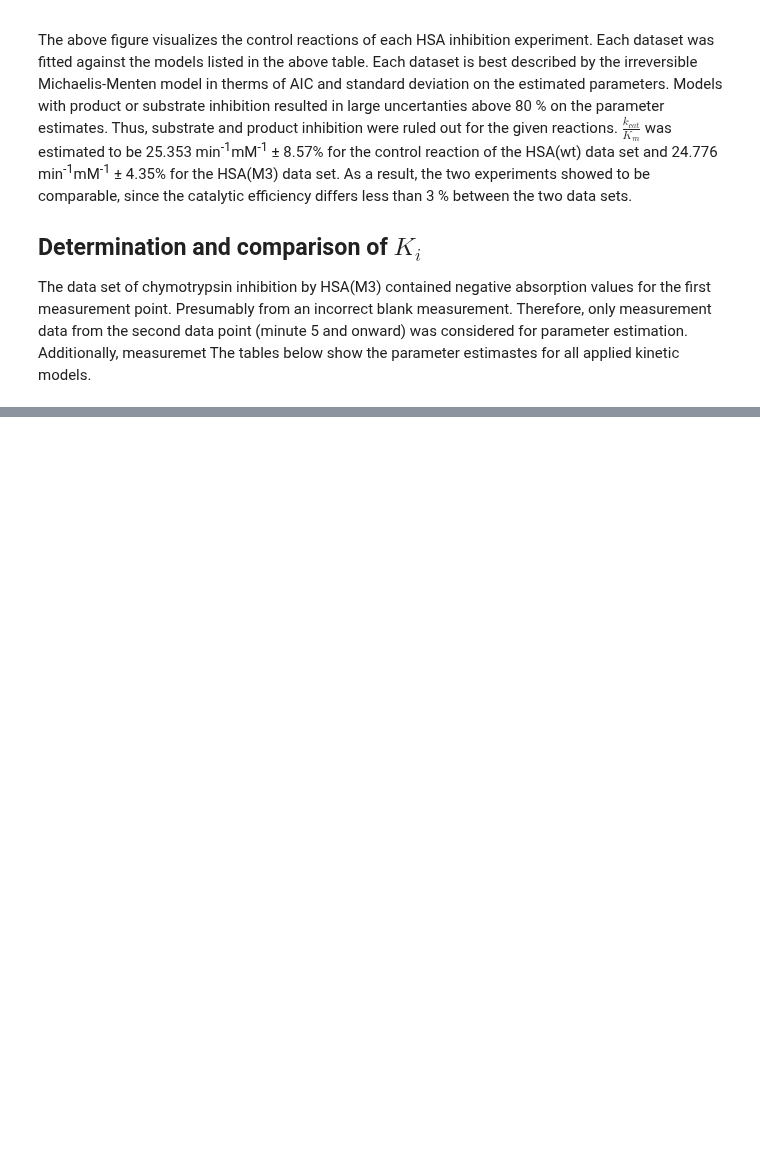
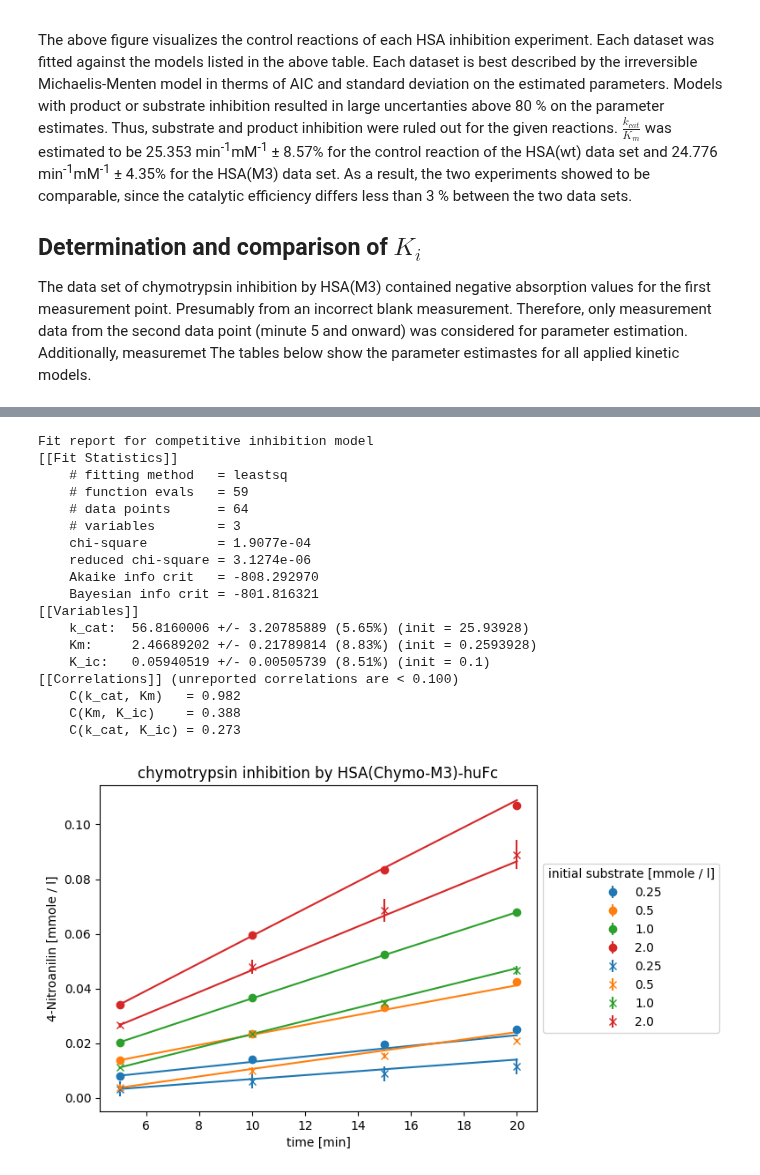
Before and after one commit to haeussma/masterthesis, a Jupyter notebook: _sources/scenarios/chymotrypsin_inhibition.ipynb, the cells around one changed output, grey strips where cells are left out. Saved outputs shown, nothing was run; the diff lists cells and outputs as text; code cells hidden in the pictures; blank space fills up the shorter version.

```diff
--- a/_sources/scenarios/chymotrypsin_inhibition.ipynb
+++ b/_sources/scenarios/chymotrypsin_inhibition.ipynb
@@ -184,0 +208,22 @@ Both reaction systems are best described by the competitive inhibition model, wh
+# %%
+kinetics_HSAM3.visualize(title="chymotrypsin inhibition by HSA(Chymo-M3)-huFc")
+# %% [output]
+Fit report for competitive inhibition model
+[[Fit Statistics]]
+    # fitting method   = leastsq
+    # function evals   = 59
+    # data points      = 64
+    # variables        = 3
+    chi-square         = 1.9077e-04
+    reduced chi-square = 3.1274e-06
+    Akaike info crit   = -808.292970
+    Bayesian info crit = -801.816321
+[[Variables]]
+    k_cat:  56.8160006 +/- 3.20785889 (5.65%) (init = 25.93928)
+    Km:     2.46689202 +/- 0.21789814 (8.83%) (init = 0.2593928)
+    K_ic:   0.05940519 +/- 0.00505739 (8.51%) (init = 0.1)
+[[Correlations]] (unreported correlations are < 0.100)
+    C(k_cat, Km)   = 0.982
+    C(Km, K_ic)    = 0.388
+    C(k_cat, K_ic) = 0.273
+[figure, added]
```
Also changed, not shown: parts of 4 cells of this notebook, 34 other files.
